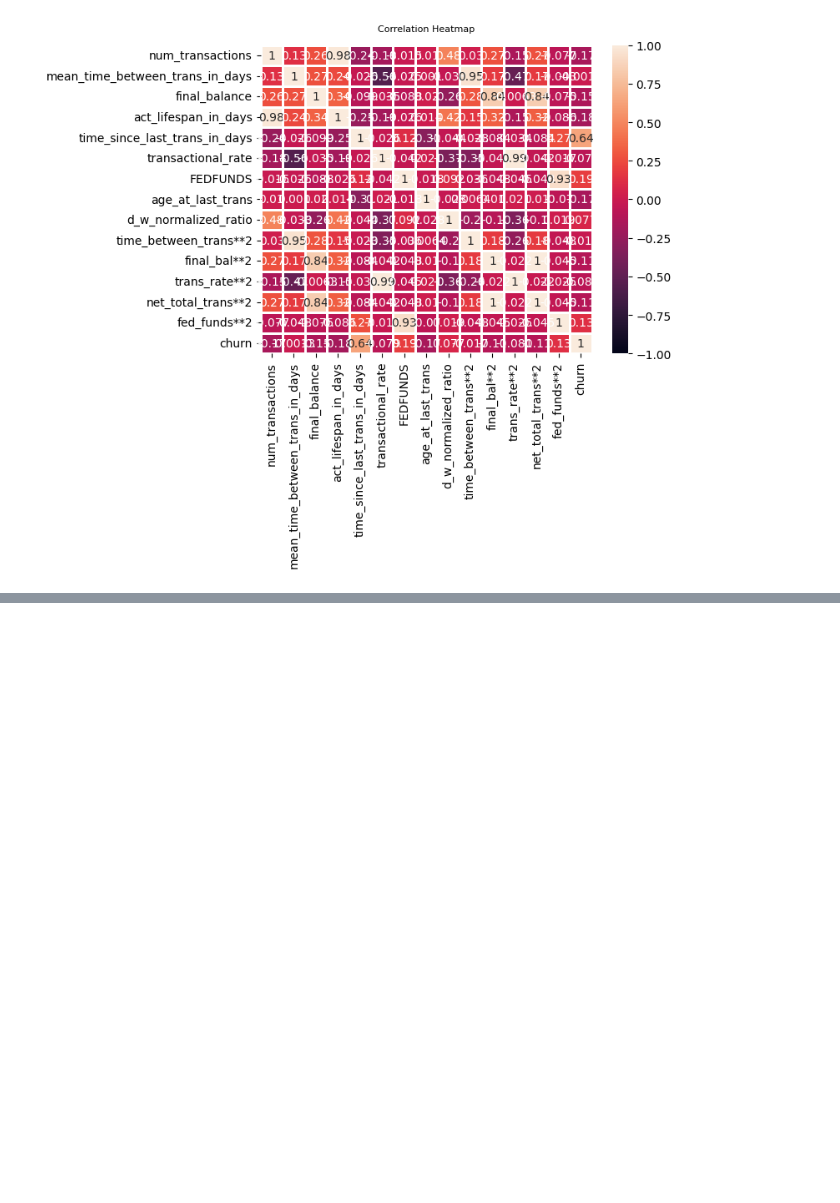
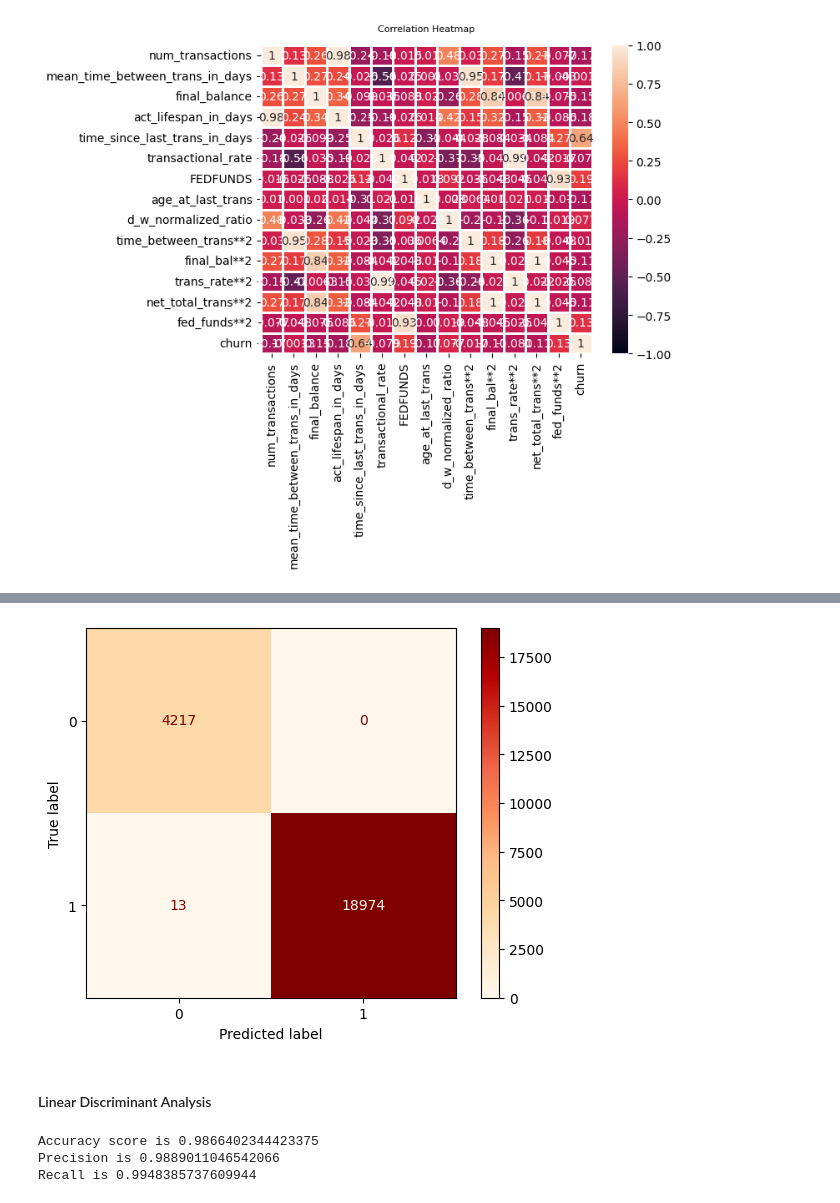
Before and after one commit to gegaddis/bank-churn, a Jupyter notebook: griffen_models.ipynb, the cells around one changed output, grey strips where cells are left out. Saved outputs shown, nothing was run; the diff lists cells and outputs as text; code cells hidden in the pictures; blank space fills up the shorter version.

Commit message:
added models

```diff
--- a/griffen_models.ipynb
+++ b/griffen_models.ipynb
@@ -265,0 +281,13 @@ Text(0.5, 1.0, 'Correlation Heatmap')
+# %%
+# Split the data
+from sklearn.model_selection import train_test_split
+features = ['time_since_last_trans_in_days','act_lifespan_in_days','FEDFUNDS','age_at_last_trans','num_transactions']
+features2 = ['act_lifespan_in_days','FEDFUNDS','age_at_last_trans','num_transactions']
+
+csumm_train, csumm_test = train_test_split(c_summary, test_size=0.2,random_state=1)
+
+X_train = csumm_train[features]
+y_train = csumm_train['churn']
+
+X_test = csumm_test[features]
+y_test = csumm_test['churn']
@@ -265,0 +296,17 @@ Text(0.5, 1.0, 'Correlation Heatmap')
+# %%
+# Fit logistic regression model
+from sklearn.linear_model import LogisticRegression
+from sklearn.metrics import accuracy_score, precision_score, recall_score
+
+logit = LogisticRegression().fit(X_train,y_train)
+y_logit_pred = logit.predict(X_test)
+
+# Evaluate model
+acc_score = accuracy_score(y_test, y_logit_pred)
+print(f'Accuracy score is {acc_score}')
+
+pr = precision_score(y_test, y_logit_pred)
+print(f'Precision is {pr}')
+
+re = recall_score(y_test, y_logit_pred)
+print(f'Recall is {re}')
@@ -265,0 +324,32 @@ Text(0.5, 1.0, 'Correlation Heatmap')
+# %%
+# Create confusion matrix
+from sklearn.metrics import confusion_matrix, ConfusionMatrixDisplay
+cm = confusion_matrix(y_test, y_logit_pred)
+
+cm_plot = ConfusionMatrixDisplay(cm)
+cm_plot.plot(cmap="OrRd")
+plt.show()
+# %% [output]
+[figure, added]
+# %% [markdown]
+#### Linear Discriminant Analysis
+# %%
+from sklearn.discriminant_analysis import LinearDiscriminantAnalysis
+from sklearn.metrics import accuracy_score, precision_score, recall_score
+
+logit = LinearDiscriminantAnalysis().fit(X_train,y_train)
+y_lda_pred = logit.predict(X_test)
+
+# Evaluate model
+acc_score = accuracy_score(y_test, y_lda_pred)
+print(f'Accuracy score is {acc_score}')
+
+pr = precision_score(y_test, y_lda_pred)
+print(f'Precision is {pr}')
+
+re = recall_score(y_test, y_lda_pred)
+print(f'Recall is {re}')
+# %% [output]
+Accuracy score is 0.9866402344423375
+Precision is 0.9889011046542066
+Recall is 0.9948385737609944
```
Also changed, not shown: parts of 13 cells of this notebook.
